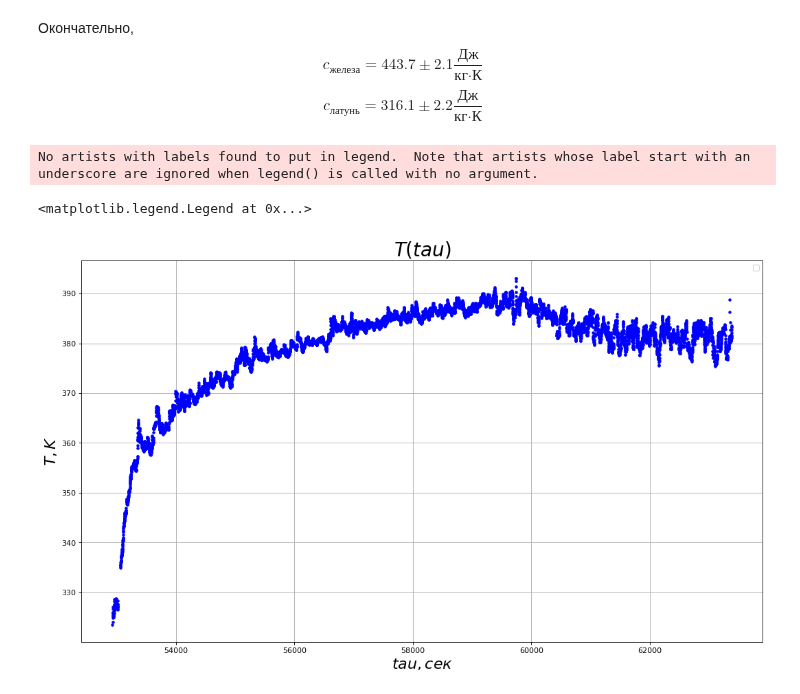
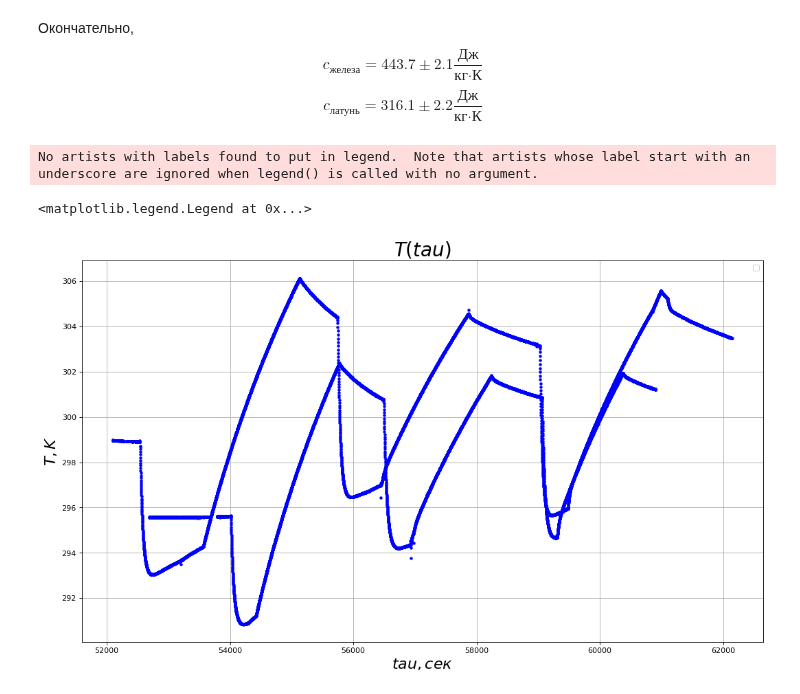
Before and after one commit to skolkovo-bba/labs3, a Jupyter notebook: 2.1.4/lab214.ipynb, the cells around one changed output. Drawn from its saved outputs; the diff is of its cells as text; code cells hidden in the pictures.

```diff
--- a/2.1.4/lab214.ipynb
+++ b/2.1.4/lab214.ipynb
@@ -344,22 +344,22 @@ print(C22)
 Окончательно, $$c_{\text{железа}} = 443.7\pm2.1 \frac{\text{Дж}}{\text{кг}\cdot\text{К}}$$
 $$c_{\text{латунь}} = 316.1\pm2.2 \frac{\text{Дж}}{\text{кг}\cdot\text{К}}$$
 # %%
-m = pd.read_csv("dataset1.csv")
+m = pd.read_csv("rec1.csv")
 m["tau"] = m["Time"].agg(lambda s: 60 * 60 * int(s[:2]) + 60 * int(s[5:7]) + int(s[10:12]))
-m = m.drop(["Time", "Value_2ND", """DateTime : ( 23 / 02 / 06 -- 14 : 44 : 21 )""", " "], axis=1)
+m = m.drop(["Time", "Value_2ND", """DateTime : ( 23 / 02 / 03 -- 14 : 56 : 26 )""", " "], axis=1)
 def convert_to_temp(r):
     return (r - x1) * ((y2 - y1) / (x2 - x1)) + y1
-m["T1"] = m["Value"].agg(convert_to_temp)
+m["T2"] = m["Value"].agg(convert_to_temp)
 plt.figure(figsize=(16, 9), dpi=80)
 
-plt.errorbar(x=m["tau"].agg(get_var), y=m["T1"].agg(get_var),fmt='.', color="blue")
+plt.errorbar(x=m["tau"].agg(get_var), y=m["T2"].agg(get_var),fmt='.', color="blue")
 
 plt.title(r"$T(tau)$", fontsize=25)
 plt.xlabel(r"$tau, сек$", fontsize=20)
 plt.ylabel(r"$T, K$", fontsize=20)
 plt.grid(True)
 plt.legend()
 # %% [output]
 No artists with labels found to put in legend.  Note that artists whose label start with an underscore are ignored when legend() is called with no argument.
 <matplotlib.legend.Legend at 0x...>
-[figure, old version]
+[figure, new version]
```
Also changed, not shown: 1 other file.
